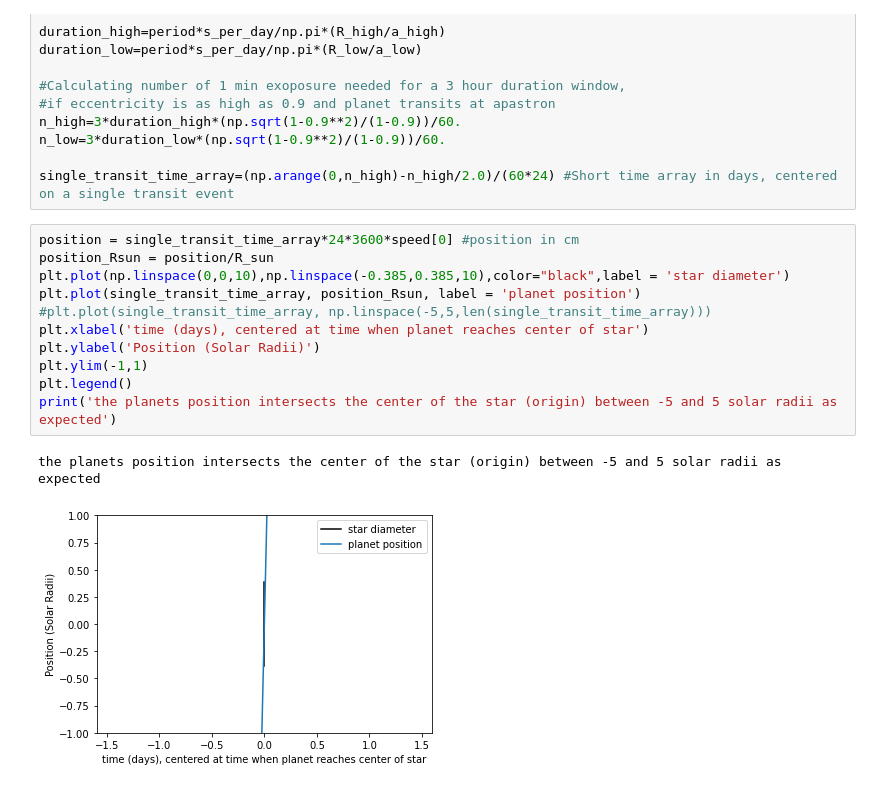
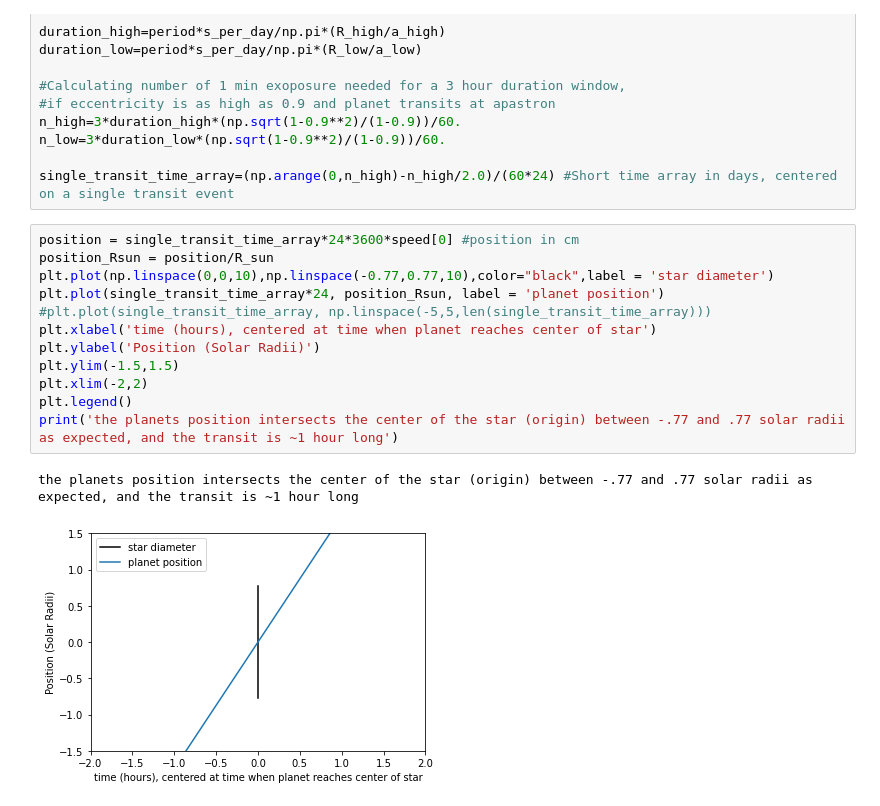
Before and after one commit to grobbins2/Exoplanets-AST4930, a Jupyter notebook: Homework4_GR.ipynb, the cells around one changed output. Drawn from its saved outputs; the diff is of its cells as text.

```diff
--- a/Homework4_GR.ipynb
+++ b/Homework4_GR.ipynb
@@ -279,14 +280,15 @@ single_transit_time_array=(np.arange(0,n_high)-n_high/2.0)/(60*24) #Short time a
 # %%
 position = single_transit_time_array*24*3600*speed[0] #position in cm
 position_Rsun = position/R_sun
-plt.plot(np.linspace(0,0,10),np.linspace(-0.385,0.385,10),color="black",label = 'star diameter')
-plt.plot(single_transit_time_array, position_Rsun, label = 'planet position')
+plt.plot(np.linspace(0,0,10),np.linspace(-0.77,0.77,10),color="black",label = 'star diameter')
+plt.plot(single_transit_time_array*24, position_Rsun, label = 'planet position')
 #plt.plot(single_transit_time_array, np.linspace(-5,5,len(single_transit_time_array)))
-plt.xlabel('time (days), centered at time when planet reaches center of star')
+plt.xlabel('time (hours), centered at time when planet reaches center of star')
 plt.ylabel('Position (Solar Radii)')
-plt.ylim(-1,1)
+plt.ylim(-1.5,1.5)
+plt.xlim(-2,2)
 plt.legend()
-print('the planets position intersects the center of the star (origin) between -5 and 5 solar radii as expected')
+print('the planets position intersects the center of the star (origin) between -.77 and .77 solar radii as expected, and the transit is ~1 hour long')
 # %% [output]
-the planets position intersects the center of the star (origin) between -5 and 5 solar radii as expected
+the planets position intersects the center of the star (origin) between -.77 and .77 solar radii as expected, and the transit is ~1 hour long
-[figure, old version]
+[figure, new version]
```
Also changed, not shown: parts of 1 cell of this notebook.
